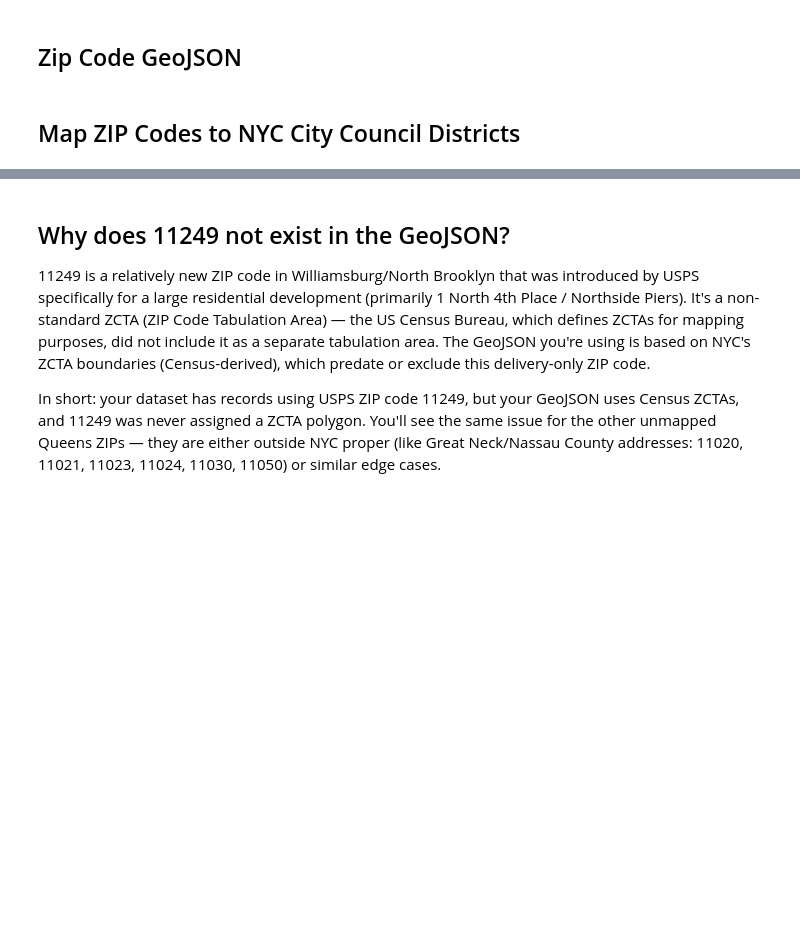
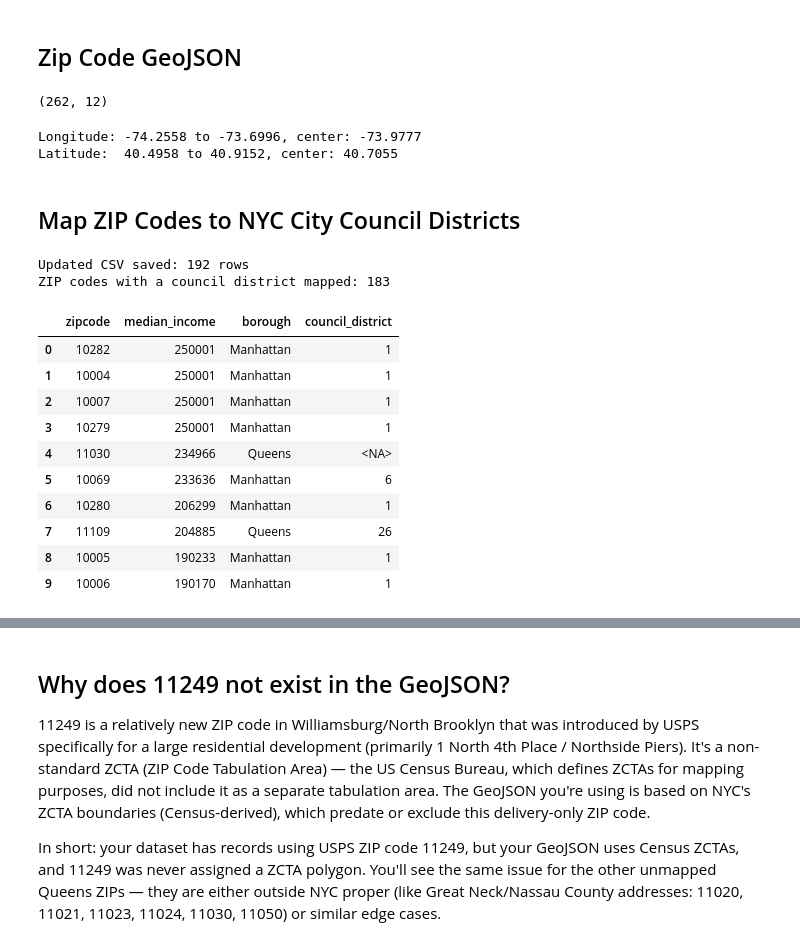
Before and after one commit to mariatmvendas/sdata_project, a Jupyter notebook: build_datasets.ipynb, the cells around one changed output, grey strips where cells are left out. Saved outputs shown, nothing was run; the diff lists cells and outputs as text; code cells hidden in the pictures; blank space fills up the shorter version.

Commit message:
income areas

```diff
--- a/build_datasets.ipynb
+++ b/build_datasets.ipynb
@@ -214,7 +346,7 @@ if response.status_code == 200:
 
     print(f"Total NYC ZIP codes: {len(nyc_df)}")
 
-    nyc_df.to_csv('nyc_zipcode_income.csv', index=False)
+    nyc_df.to_csv('data/nyc_zipcode_income.csv', index=False)
     print(f"\n Saved to 'nyc_zipcode_income.csv'")
 
 else:
@@ -245,6 +406,6 @@ print(f"Median: ${nyc_df['median_income'].median():,.0f}")
 ## Council District GeoJSON
 # %%
 #cd_g = gpd.read_file(r"C:\Users\Diogo Forte\OneDrive\DTU\4TH SEMESTER\Social data analysis\final_project\sdata_project\NYC City Council Districts.geojson")
-cd_g = gpd.read_file("NYC City Council Districts.geojson")
+cd_g = gpd.read_file("data/geojson/NYC City Council Districts.geojson")
 print(cd_g.shape)
 # %% [output]
@@ -279,8 +443,10 @@ fig.show()
 # %% [markdown]
 ## Zip Code GeoJSON
 # %%
-zp_g = gpd.read_file(r"nyc-zip-code-tabulation-areas-polygons.geojson")
+zp_g = gpd.read_file("data/geojson/nyc-zip-code-tabulation-areas-polygons.geojson")
 print(zp_g.shape)
+# %% [output]
+(262, 12)
 # %%
 # Get bounds directly from the GeoDataFrame geometry
 lon_min, lat_min, lon_max, lat_max = zp_g.total_bounds
@@ -290,4 +456,7 @@ lat_center = (lat_min + lat_max) / 2
 
 print(f"Longitude: {lon_min:.4f} to {lon_max:.4f}, center: {lon_center:.4f}")
 print(f"Latitude:  {lat_min:.4f} to {lat_max:.4f}, center: {lat_center:.4f}")
+# %% [output]
+Longitude: -74.2558 to -73.6996, center: -73.9777
+Latitude:  40.4958 to 40.9152, center: 40.7055
 # %%
@@ -311,33 +480,47 @@ fig.show()
 # %%
 # Reproject both layers to NY State Plane (EPSG:2263) for accurate area calculations
 cd_proj = cd_g.to_crs(epsg=2263)[['coun_dist', 'geometry']]
 zp_proj = zp_g.to_crs(epsg=2263)[['postalCode', 'geometry']]
 
 # Compute polygon intersections between every ZIP code and every council district
 intersection = gpd.overlay(zp_proj, cd_proj, how='intersection')
 intersection['area'] = intersection.geometry.area
 
 # Primary council district = the one with the largest intersection area per ZIP code
 primary_district = (
     intersection.sort_values('area', ascending=False)
     .groupby('postalCode', as_index=False)
     .first()[['postalCode', 'coun_dist']]
     .rename(columns={'coun_dist': 'council_district'})
 )
 primary_district['council_district'] = pd.to_numeric(primary_district['council_district'], errors='coerce').astype('Int64')
 
 # Ensure zipcode is string for merge
 nyc_df['zipcode'] = nyc_df['zipcode'].astype(str)
 primary_district['postalCode'] = primary_district['postalCode'].astype(str)
 
 # Merge both mappings into the income DataFrame
 nyc_df_cd = nyc_df.merge(primary_district, left_on='zipcode', right_on='postalCode', how='left').drop(columns='postalCode')
 
 # Save updated CSV
-nyc_df_cd.to_csv('nyc_zipcode_income.csv', index=False)
+nyc_df_cd.to_csv('data/nyc_zipcode_income.csv', index=False)
 print(f'Updated CSV saved: {len(nyc_df_cd)} rows')
 print(f'ZIP codes with a council district mapped: {nyc_df_cd["council_district"].notna().sum()}')
 nyc_df_cd[['zipcode', 'median_income', 'borough', 'council_district']].head(10)
+# %% [output]
+Updated CSV saved: 192 rows
+ZIP codes with a council district mapped: 183
+|  | zipcode | median_income | borough | council_district |
+| 0 | 10282 | 250001 | Manhattan | 1 |
+| 1 | 10004 | 250001 | Manhattan | 1 |
+| 2 | 10007 | 250001 | Manhattan | 1 |
+| 3 | 10279 | 250001 | Manhattan | 1 |
+| 4 | 11030 | 234966 | Queens | <NA> |
+| 5 | 10069 | 233636 | Manhattan | 6 |
+| 6 | 10280 | 206299 | Manhattan | 1 |
+| 7 | 11109 | 204885 | Queens | 26 |
+| 8 | 10005 | 190233 | Manhattan | 1 |
+| 9 | 10006 | 190170 | Manhattan | 1 |
 # %%
 # All <NA> council districts
 nyc_df_cd = nyc_df_cd[nyc_df_cd['council_district'].isna()]
```
Also changed, not shown: parts of 23 cells of this notebook, 6 other files.
